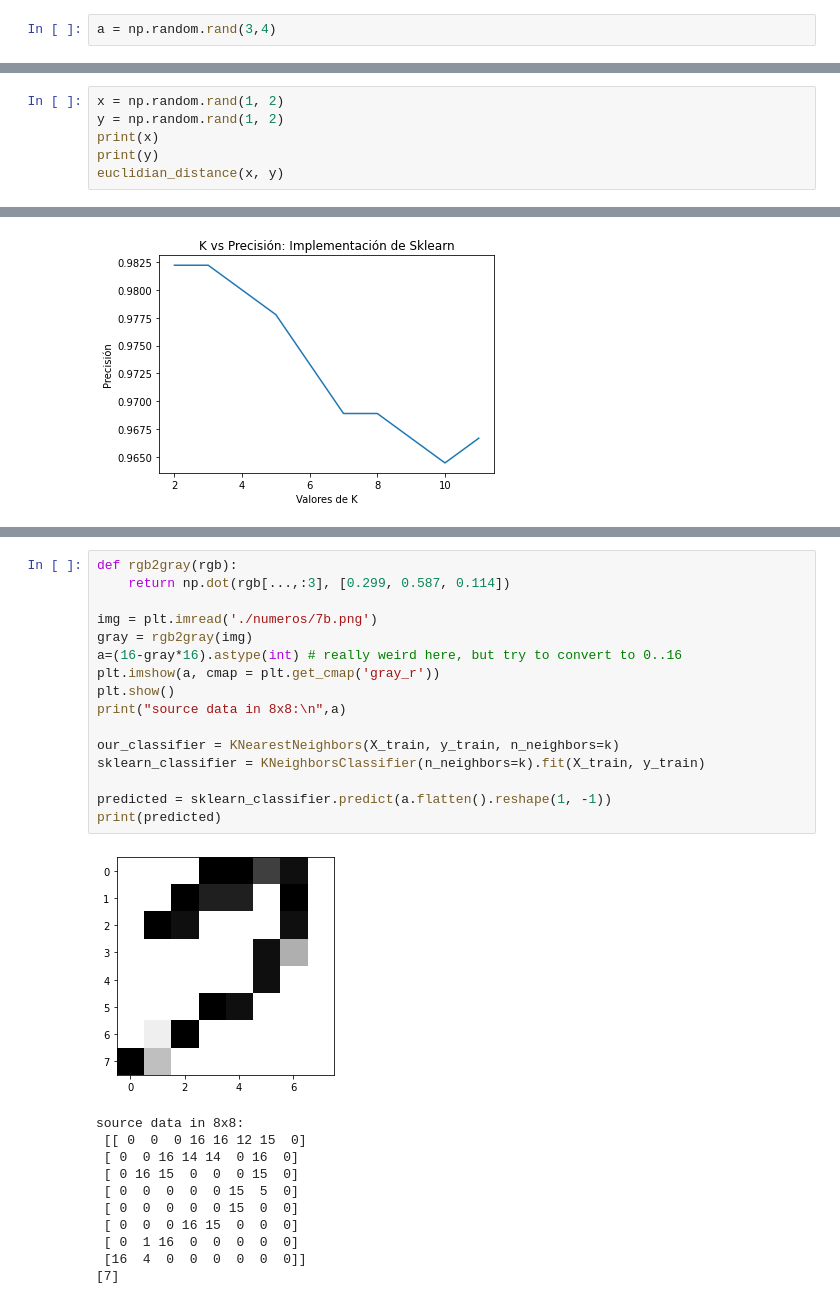
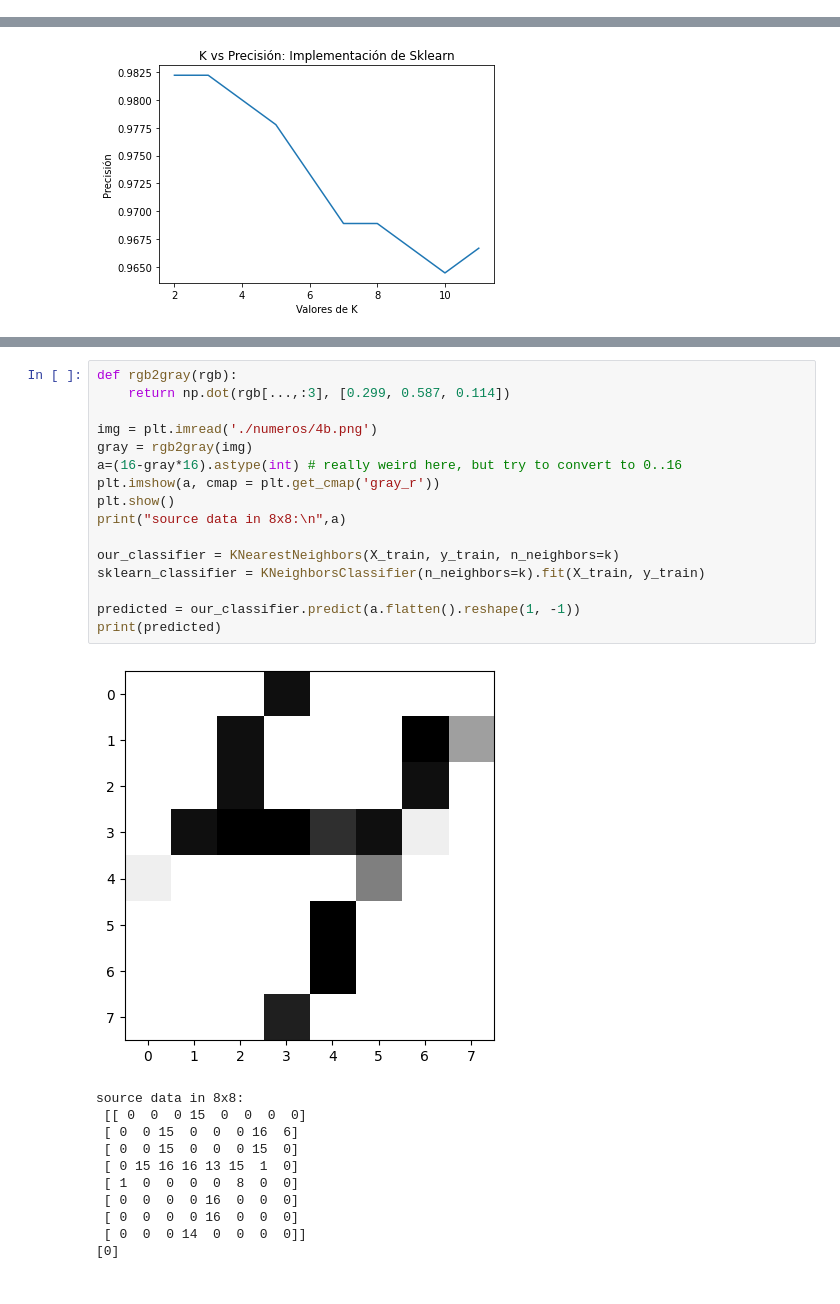
Before and after one commit to JulianCamacho/CE-5506-Reconocimiento-de-Patrones, a Jupyter notebook: KNearestNeighbors/knn.ipynb, the cells around one changed output, grey strips where cells are left out. Drawn from its saved outputs; the diff is of its cells as text.

```diff
--- a/KNearestNeighbors/knn.ipynb
+++ b/KNearestNeighbors/knn.ipynb
@@ -20,5 +21,3 @@ Es un algoritmo perezoso ya que se compara con el resto de la base de casos a tr
 inc-k-MSN es una de las modificaciones del algoritmo original del KNN, esta nueva modificación no almacena el conjunto de datos de entrenamiento en la memoria provincial, solamente guarda el objeto a clasificar, así como los k vecinos más similares calculados hasta el paso.
 # %%
 import numpy as np
-# %%
-a = np.random.rand(3,4)
@@ -36,9 +29,3 @@ def euclidian_distance(a, b):
 # for j in range(D):
 #     res += (a[j] - b[j])**2
 # sqrt(res)
-# %%
-x = np.random.rand(1, 2)
-y = np.random.rand(1, 2)
-print(x)
-print(y)
-euclidian_distance(x, y)
@@ -460,28 +443,28 @@ source data in 8x8:
 # %%
 def rgb2gray(rgb):
     return np.dot(rgb[...,:3], [0.299, 0.587, 0.114])
 
-img = plt.imread('./numeros/7b.png')
+img = plt.imread('./numeros/4b.png')
 gray = rgb2gray(img)
 a=(16-gray*16).astype(int) # really weird here, but try to convert to 0..16
 plt.imshow(a, cmap = plt.get_cmap('gray_r'))
 plt.show()
 print("source data in 8x8:\n",a)
 
 our_classifier = KNearestNeighbors(X_train, y_train, n_neighbors=k)
 sklearn_classifier = KNeighborsClassifier(n_neighbors=k).fit(X_train, y_train)
 
-predicted = sklearn_classifier.predict(a.flatten().reshape(1, -1))
+predicted = our_classifier.predict(a.flatten().reshape(1, -1))
 print(predicted)
 # %% [output]
-[figure, old version]
+[figure, new version]
 source data in 8x8:
- [[ 0  0  0 16 16 12 15  0]
- [ 0  0 16 14 14  0 16  0]
- [ 0 16 15  0  0  0 15  0]
- [ 0  0  0  0  0 15  5  0]
- [ 0  0  0  0  0 15  0  0]
- [ 0  0  0 16 15  0  0  0]
- [ 0  1 16  0  0  0  0  0]
- [16  4  0  0  0  0  0  0]]
-[7]
+ [[ 0  0  0 15  0  0  0  0]
+ [ 0  0 15  0  0  0 16  6]
+ [ 0  0 15  0  0  0 15  0]
+ [ 0 15 16 16 13 15  1  0]
+ [ 1  0  0  0  0  8  0  0]
+ [ 0  0  0  0 16  0  0  0]
+ [ 0  0  0  0 16  0  0  0]
+ [ 0  0  0 14  0  0  0  0]]
+[0]
```
Also changed, not shown: parts of 7 cells of this notebook.
